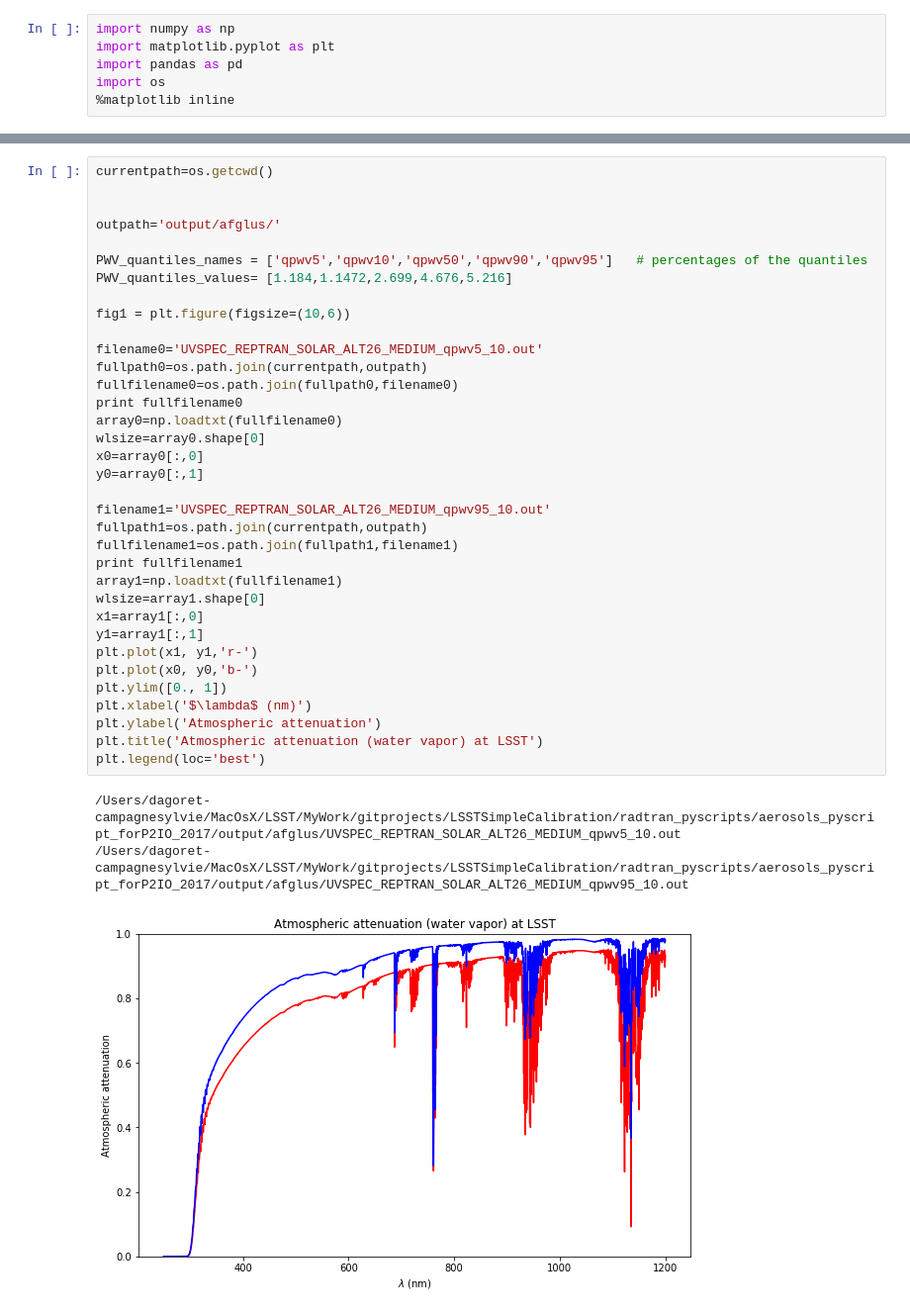
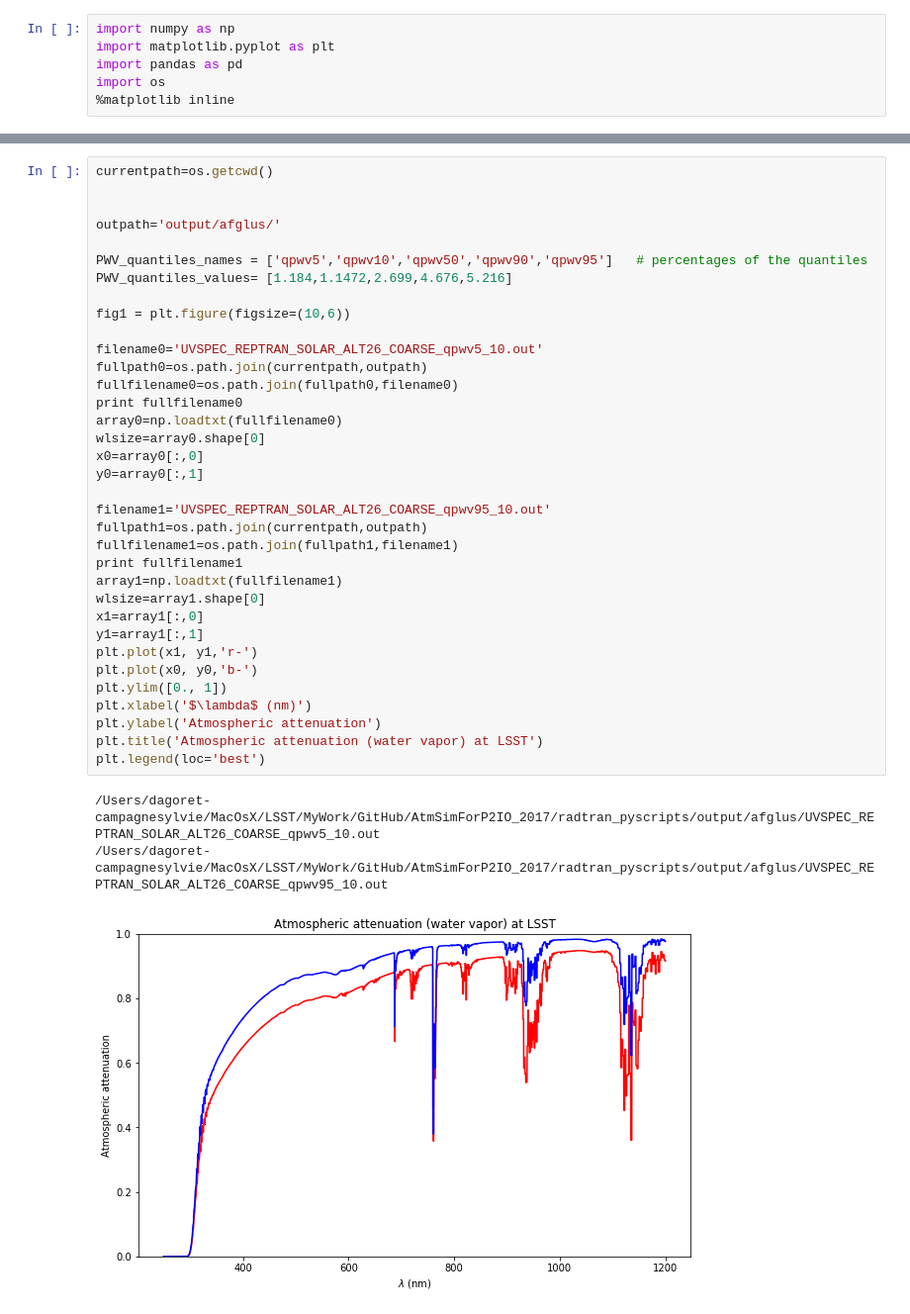
Before and after one commit to sylvielsstfr/AtmSimForP2IO_2017, a Jupyter notebook: radtran_pyscripts/ShowTransparenciesPWVAODQuantiles.ipynb, the cells around one changed output, grey strips where cells are left out. Shown at 99% size. Saved outputs shown, nothing was run; the diff lists cells and outputs as text.

```diff
--- a/radtran_pyscripts/ShowTransparenciesPWVAODQuantiles.ipynb
+++ b/radtran_pyscripts/ShowTransparenciesPWVAODQuantiles.ipynb
@@ -36,38 +17,38 @@ currentpath=os.getcwd()
 outpath='output/afglus/'
 
 PWV_quantiles_names = ['qpwv5','qpwv10','qpwv50','qpwv90','qpwv95']   # percentages of the quantiles
 PWV_quantiles_values= [1.184,1.1472,2.699,4.676,5.216]
 
 fig1 = plt.figure(figsize=(10,6))
 
-filename0='UVSPEC_REPTRAN_SOLAR_ALT26_MEDIUM_qpwv5_10.out'
+filename0='UVSPEC_REPTRAN_SOLAR_ALT26_COARSE_qpwv5_10.out'
 fullpath0=os.path.join(currentpath,outpath)
 fullfilename0=os.path.join(fullpath0,filename0)
 print fullfilename0
 array0=np.loadtxt(fullfilename0)
 wlsize=array0.shape[0]
 x0=array0[:,0]
 y0=array0[:,1]
 
-filename1='UVSPEC_REPTRAN_SOLAR_ALT26_MEDIUM_qpwv95_10.out'
+filename1='UVSPEC_REPTRAN_SOLAR_ALT26_COARSE_qpwv95_10.out'
 fullpath1=os.path.join(currentpath,outpath)
 fullfilename1=os.path.join(fullpath1,filename1)
 print fullfilename1
 array1=np.loadtxt(fullfilename1)
 wlsize=array1.shape[0]
 x1=array1[:,0]
 y1=array1[:,1]
 plt.plot(x1, y1,'r-')
 plt.plot(x0, y0,'b-')
 plt.ylim([0., 1])
 plt.xlabel('$\lambda$ (nm)')
 plt.ylabel('Atmospheric attenuation')
 plt.title('Atmospheric attenuation (water vapor) at LSST')
 plt.legend(loc='best')
 # %% [output]
-/Users/dagoret-campagnesylvie/MacOsX/LSST/MyWork/gitprojects/LSSTSimpleCalibration/radtran_pyscripts/aerosols_pyscript_forP2IO_2017/output/afglus/UVSPEC_REPTRAN_SOLAR_ALT26_MEDIUM_qpwv5_10.out
-/Users/dagoret-campagnesylvie/MacOsX/LSST/MyWork/gitprojects/LSSTSimpleCalibration/radtran_pyscripts/aerosols_pyscript_forP2IO_2017/output/afglus/UVSPEC_REPTRAN_SOLAR_ALT26_MEDIUM_qpwv95_10.out
+/Users/dagoret-campagnesylvie/MacOsX/LSST/MyWork/GitHub/AtmSimForP2IO_2017/radtran_pyscripts/output/afglus/UVSPEC_REPTRAN_SOLAR_ALT26_COARSE_qpwv5_10.out
+/Users/dagoret-campagnesylvie/MacOsX/LSST/MyWork/GitHub/AtmSimForP2IO_2017/radtran_pyscripts/output/afglus/UVSPEC_REPTRAN_SOLAR_ALT26_COARSE_qpwv95_10.out
-[figure, old version]
+[figure, new version]
 # %%
 fig1 = plt.figure(figsize=(10,6))
 for quantile in PWV_quantiles_names:
```
Also changed, not shown: parts of 4 cells of this notebook, 2 other files.
